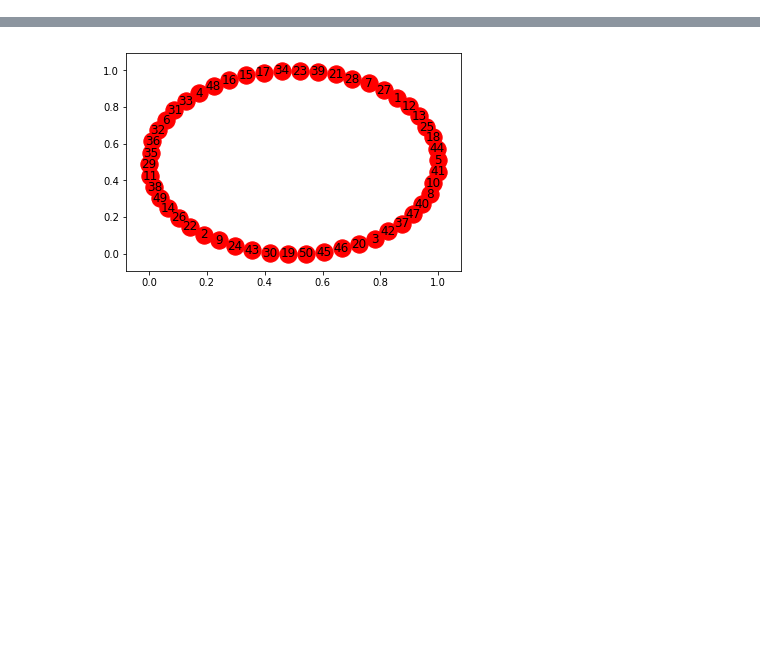
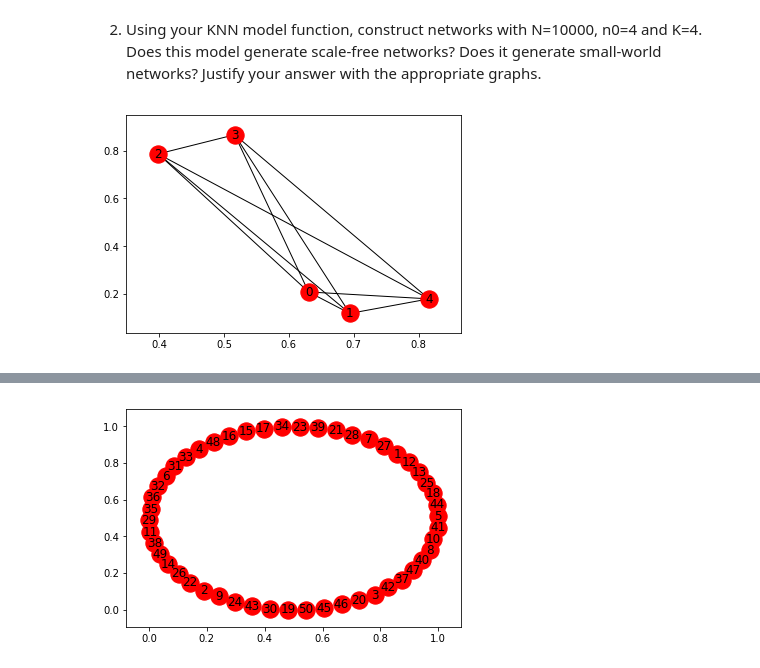
Before and after one commit to NicholasAKovacs/CS7280_NetSci, a Jupyter notebook: Homework2/Homework2_Problem3.ipynb, the cells around one changed output, grey strips where cells are left out. Cells and saved outputs as stored; diff of their text form; code cells hidden in the pictures; blank space fills up the shorter version.

```diff
--- a/Homework2/Untitled.ipynb
+++ b/Homework2/Homework2_Problem3.ipynb
@@ -16,0 +59,14 @@ UseG=KN Nmodel(n0, K, N) as the interface of your function, whereNis the number
+# %% [markdown]
+2) Using your KNN model function, construct networks with N=10000, n0=4 and K=4. Does this model generate scale-free networks?  Does it generate small-world networks?  Justify your answer with the appropriate graphs.
+# %%
+subin = make_xy_clique_add_nodes_iter(3,2,4)
+# %%
+x_coord = list(nx.get_node_attributes(subin,'x').values())
+y_coord = list(nx.get_node_attributes(subin,'y').values())
+# %%
+xy_coords = []
+for x,y in zip(x_coord, y_coord): xy_coords.append([x, y])
+# %%
+nx.draw_networkx(subin, xy_coords)
+# %% [output]
+[figure, added]
```
Also changed, not shown: parts of 22 cells of this notebook.
